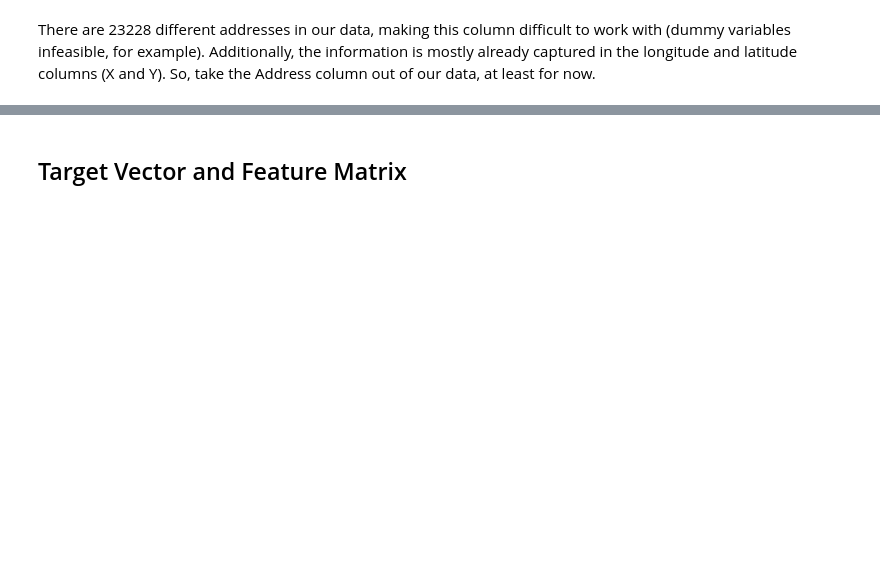
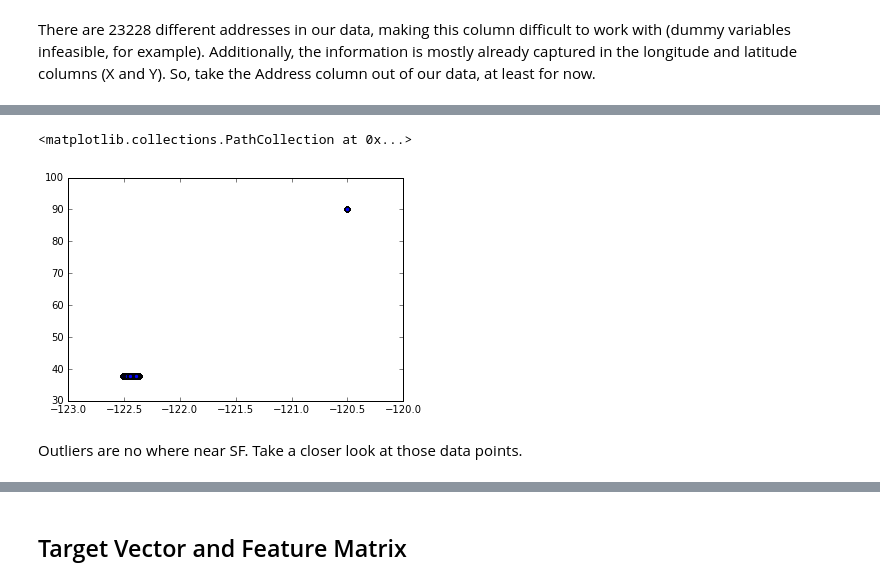
Before and after one commit to EloiseRosen/kaggle-airbnb, a Jupyter notebook: kaggle-sf-crime/DataExploration.ipynb, the cells around one changed output, grey strips where cells are left out. Drawn from its saved outputs; the diff is of its cells as text; code cells hidden in the pictures; blank space fills up the shorter version.

```diff
--- a/kaggle-sf-crime/DataExploration.ipynb
+++ b/kaggle-sf-crime/DataExploration.ipynb
@@ -232 +306,5 @@ KRAMER PL / GREENWICH ST            1
 Name: Address, dtype: int64
+# %%
+df['StreetCorner'] = df['Address'].str.contains('/').map(int)
+df['Block'] = df['Address'].str.contains('Block').map(int)
+df.head()
@@ -232,0 +318,3 @@ Name: Address, dtype: int64
+# %%
+df['CornerBlockSum'] = df['StreetCorner'] + df['Block']
+df.head()
@@ -244,0 +358,7 @@ df.head()
+# %%
+plt.scatter(df.X, df.Y)
+# %% [output]
+<matplotlib.collections.PathCollection at 0x...>
+[figure, added]
+# %% [markdown]
+Outliers are no where near SF. Take a closer look at those data points.
```
Also changed, not shown: parts of 45 cells of this notebook.
